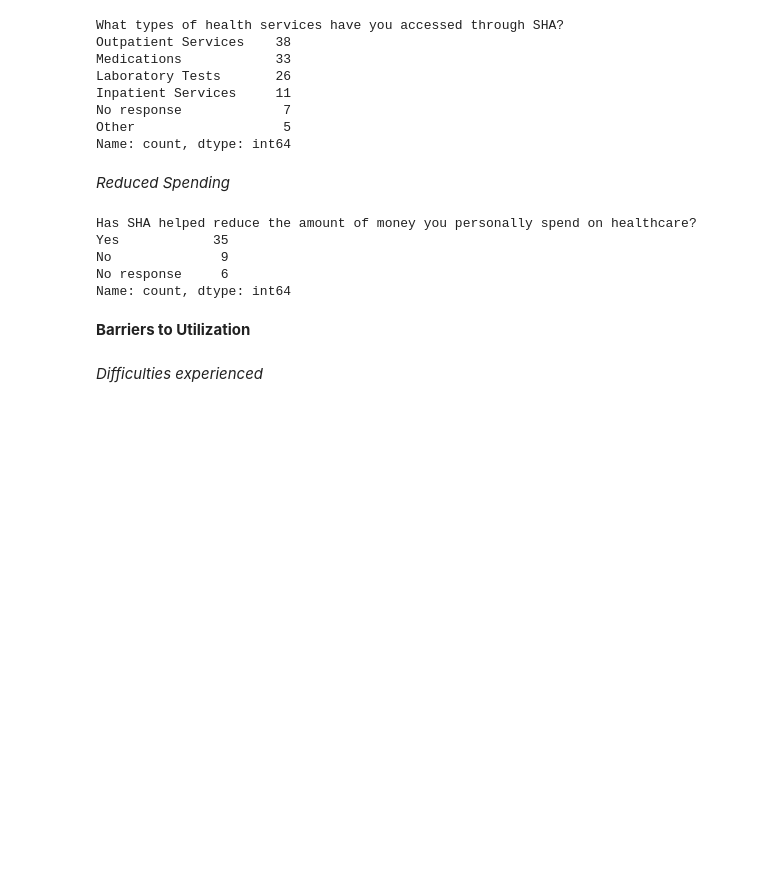
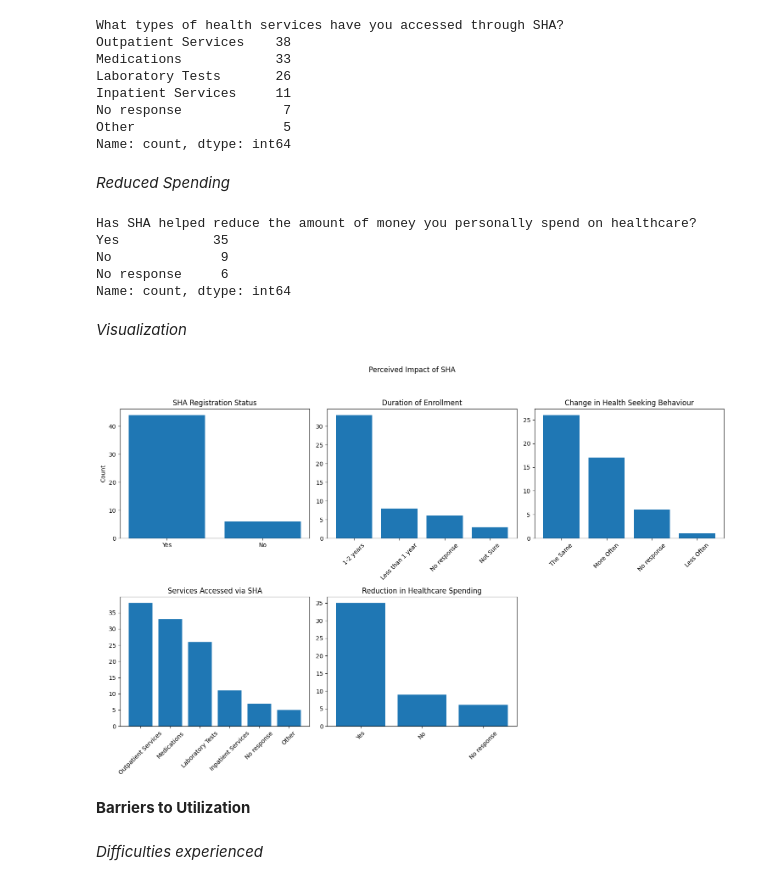
Before and after one commit to DennoCheru/Mosoriot, a Jupyter notebook: Mosoriot.ipynb, the cells around one changed output. Saved outputs shown, nothing was run; the diff lists cells and outputs as text; code cells hidden in the pictures; blank space fills up the shorter version.

```diff
--- a/Mosoriot.ipynb
+++ b/Mosoriot.ipynb
@@ -377,6 +464,59 @@ Yes            35
 No              9
 No response     6
 Name: count, dtype: int64
+# %% [markdown]
+*Visualization*
+# %%
+fig, axes = plt.subplots(2,3, figsize=(15,10))
+fig.suptitle('Perceived Impact of SHA')
+axes = axes.flatten()
+
+# Registration Status
+axes[0].bar(
+    df_main['Are you currently registered under SHA?'].value_counts().index,
+    df_main['Are you currently registered under SHA?'].value_counts().values
+)
+axes[0].set_title('SHA Registration Status')
+axes[0].set_ylabel('Count')
+
+# Duration of Enrollment
+axes[1].bar(
+    df_main['How long have you been enrolled?'].value_counts().index,
+    df_main['How long have you been enrolled?'].value_counts().values
+)
+axes[1].set_title('Duration of Enrollment')
+axes[1].tick_params(axis='x',rotation=45)
+
+# Change in health seeking behaviour
+axes[2].bar(
+    df_main['How often do you visit a health facility now compared to before enrolling?'].value_counts().index,
+    df_main['How often do you visit a health facility now compared to before enrolling?'].value_counts().values
+)
+axes[2].set_title('Change in Health Seeking Behaviour')
+axes[2].tick_params(axis='x', rotation=45)
+
+# Types of Services accessed
+axes[3].bar(
+    df_services['What types of health services have you accessed through SHA?'].value_counts().index,
+    df_services['What types of health services have you accessed through SHA?'].value_counts().values,
+)
+axes[3].set_title('Services Accessed via SHA')
+axes[3].tick_params(axis='x', rotation=45)
+
+# Reduction in Personal Spending
+axes[4].bar(
+    df_main['Has SHA helped reduce the amount of money you personally spend on healthcare?'].value_counts().index,
+    df_main['Has SHA helped reduce the amount of money you personally spend on healthcare?'].value_counts().values
+)
+axes[4].set_title('Reduction in Healthcare Spending')
+axes[4].tick_params(axis='x', rotation=45)
+
+fig.delaxes(axes[5])
+
+plt.tight_layout(rect=[0,0,1,0.95])
+plt.show()
+# %% [output]
+[figure, added]
 # %% [markdown]
 **Barriers to Utilization**
 # %% [markdown]
```
Also changed, not shown: parts of 8 cells of this notebook.
